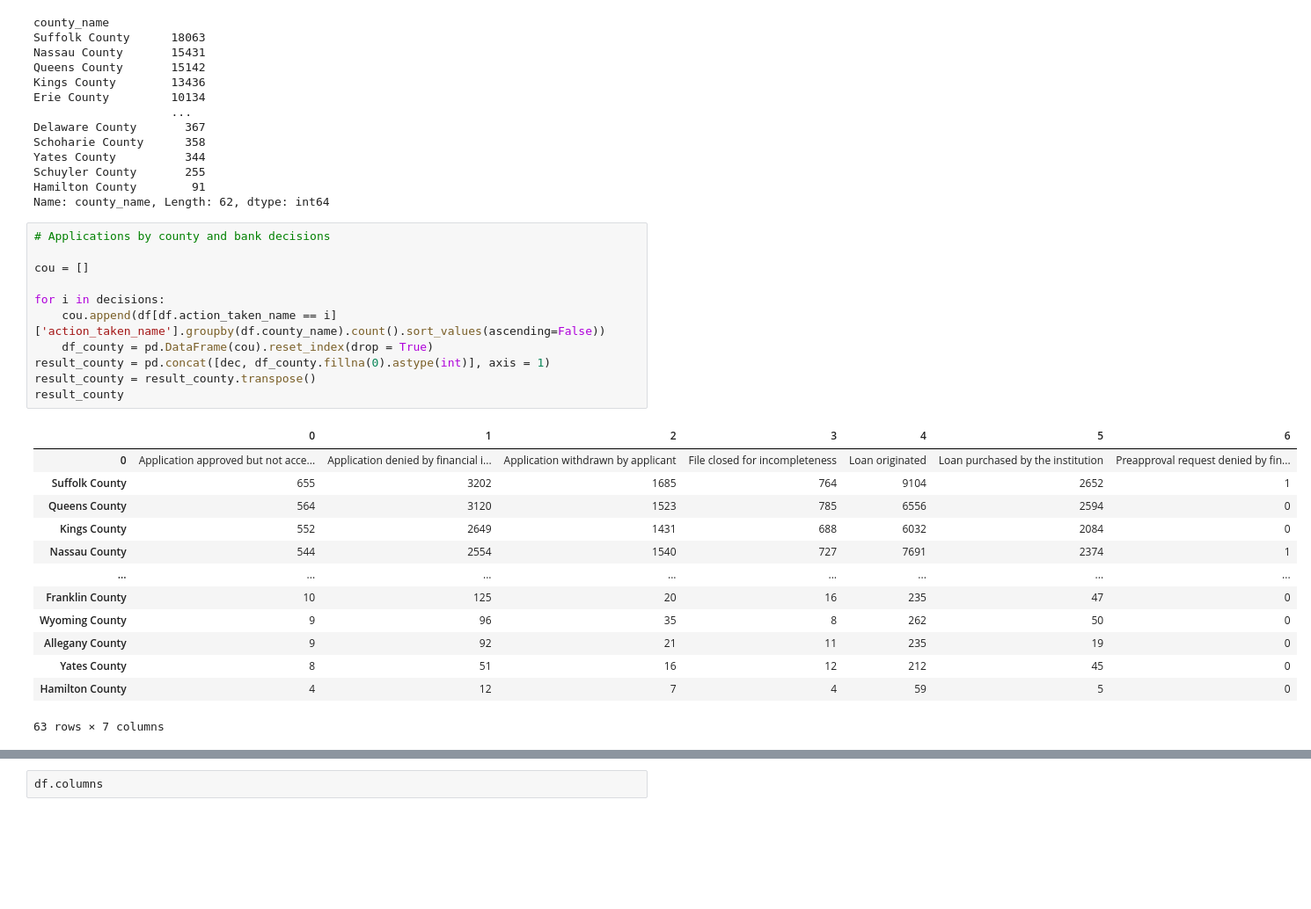
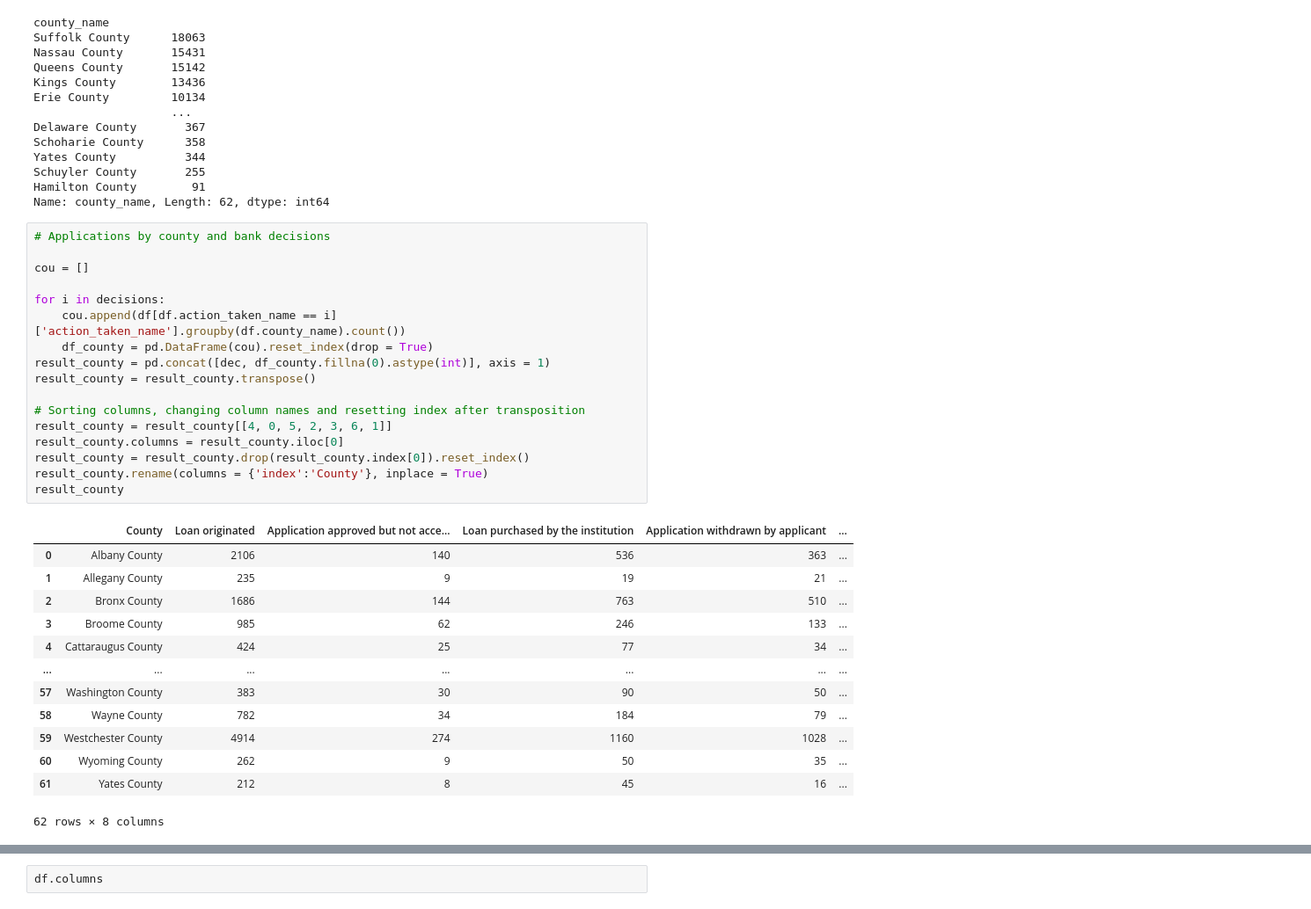
Before and after one commit to DJ1070/Darlehensanfragen, a Jupyter notebook: exploration.ipynb, the cells around one changed output, grey strips where cells are left out. Shown: that part at 88% size. Drawn from its saved outputs; the diff is of its cells as text; blank space fills up the shorter version.

```diff
--- a/exploration.ipynb
+++ b/exploration.ipynb
@@ -303,25 +303,31 @@ Name: county_name, Length: 62, dtype: int64
 # %%
 # Applications by county and bank decisions
 
 cou = []
 
 for i in decisions:
-    cou.append(df[df.action_taken_name == i]['action_taken_name'].groupby(df.county_name).count().sort_values(ascending=False))
+    cou.append(df[df.action_taken_name == i]['action_taken_name'].groupby(df.county_name).count())
     df_county = pd.DataFrame(cou).reset_index(drop = True)
 result_county = pd.concat([dec, df_county.fillna(0).astype(int)], axis = 1)
 result_county = result_county.transpose()
+
+# Sorting columns, changing column names and resetting index after transposition
+result_county = result_county[[4, 0, 5, 2, 3, 6, 1]]
+result_county.columns = result_county.iloc[0]
+result_county = result_county.drop(result_county.index[0]).reset_index()
+result_county.rename(columns = {'index':'County'}, inplace = True)
 result_county
 # %% [output]
-|  | 0 | 1 | 2 | 3 | 4 | 5 | 6 |
-| 0 | Application approved but not acce... | Application denied by financial i... | Application withdrawn by applicant | File closed for incompleteness | Loan originated | Loan purchased by the institution | Preapproval request denied by fin... |
-| Suffolk County | 655 | 3202 | 1685 | 764 | 9104 | 2652 | 1 |
-| Queens County | 564 | 3120 | 1523 | 785 | 6556 | 2594 | 0 |
-| Kings County | 552 | 2649 | 1431 | 688 | 6032 | 2084 | 0 |
-| Nassau County | 544 | 2554 | 1540 | 727 | 7691 | 2374 | 1 |
-| ... | ... | ... | ... | ... | ... | ... | ... |
-| Franklin County | 10 | 125 | 20 | 16 | 235 | 47 | 0 |
-| Wyoming County | 9 | 96 | 35 | 8 | 262 | 50 | 0 |
-| Allegany County | 9 | 92 | 21 | 11 | 235 | 19 | 0 |
-| Yates County | 8 | 51 | 16 | 12 | 212 | 45 | 0 |
-| Hamilton County | 4 | 12 | 7 | 4 | 59 | 5 | 0 |
+|  | County | Loan originated | Application approved but not acce... | Loan purchased by the institution | Application withdrawn by applicant | ... |
+| 0 | Albany County | 2106 | 140 | 536 | 363 | ... |
+| 1 | Allegany County | 235 | 9 | 19 | 21 | ... |
+| 2 | Bronx County | 1686 | 144 | 763 | 510 | ... |
+| 3 | Broome County | 985 | 62 | 246 | 133 | ... |
+| 4 | Cattaraugus County | 424 | 25 | 77 | 34 | ... |
+| ... | ... | ... | ... | ... | ... | ... |
+| 57 | Washington County | 383 | 30 | 90 | 50 | ... |
+| 58 | Wayne County | 782 | 34 | 184 | 79 | ... |
+| 59 | Westchester County | 4914 | 274 | 1160 | 1028 | ... |
+| 60 | Wyoming County | 262 | 9 | 50 | 35 | ... |
+| 61 | Yates County | 212 | 8 | 45 | 16 | ... |
-63 rows × 7 columns
+62 rows × 8 columns
```
Also changed, not shown: parts of 6 cells of this notebook, 1 other file.
